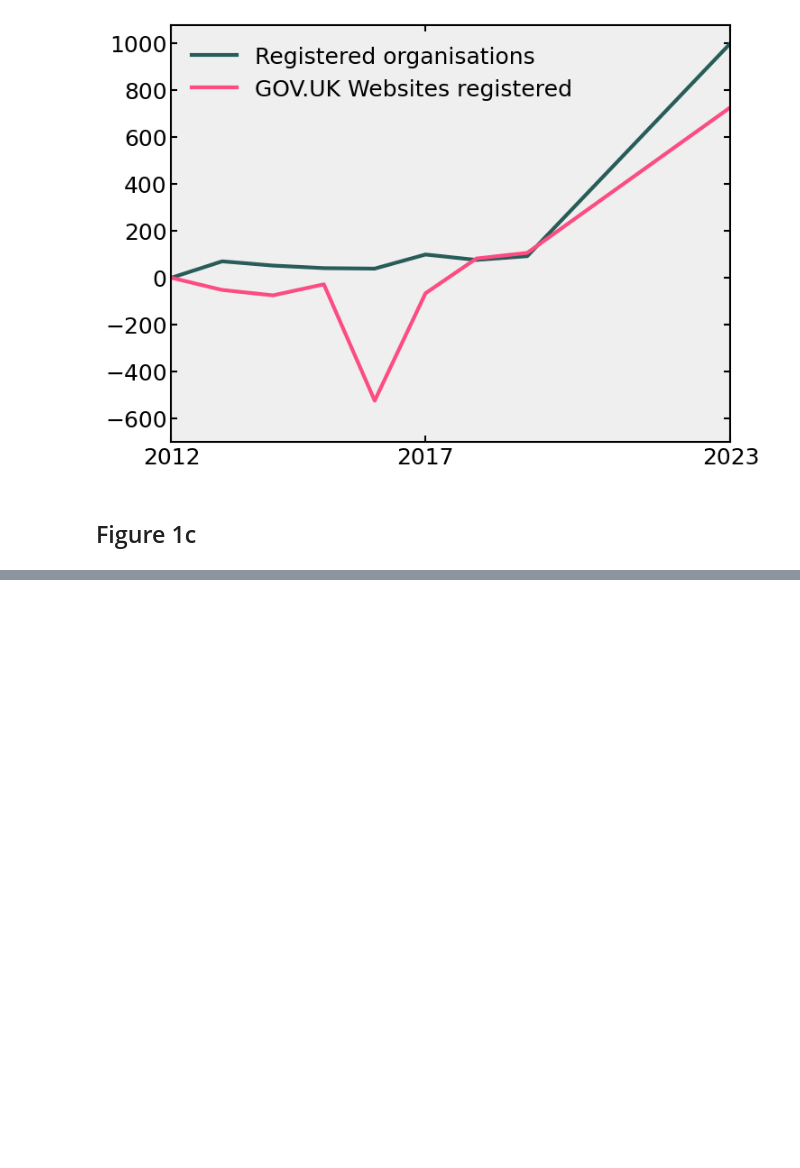
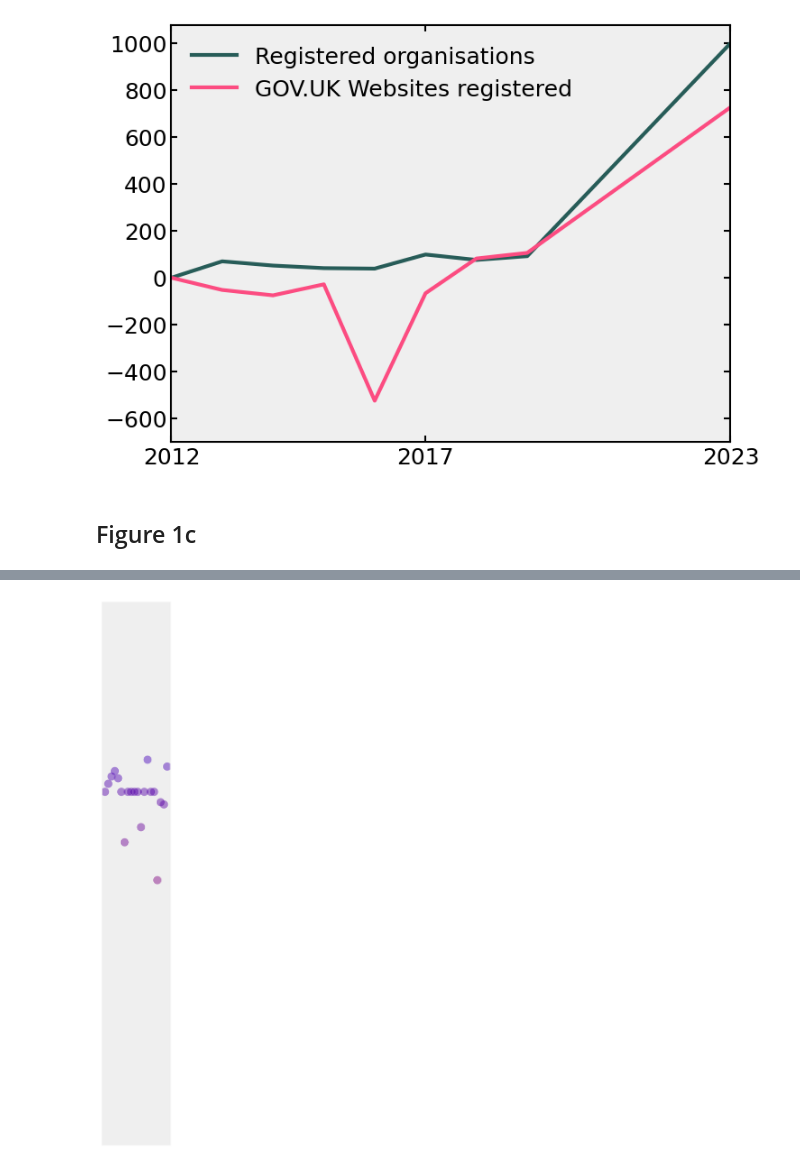
Before and after one commit to ai-for-public-services/structural-insights-into-uk-gov, a Jupyter notebook: notebooks/01-figure-1.ipynb, the cells around one changed output, grey strips where cells are left out. Cells and saved outputs as stored; diff of their text form; code cells hidden in the pictures; blank space fills up the shorter version.

```diff
--- a/notebooks/01-figure-1.ipynb
+++ b/notebooks/01-figure-1.ipynb
@@ -121,0 +147,53 @@ plot_one_axis_distribution(values, save=False)
+# %%
+# imports
+import matplotlib.colors as mcol
+import matplotlib.pyplot as plt
+import seaborn as sns
+import numpy as np
+
+def plot_one_axis_distribution(values, save=False):
+    # Set the figure size for portrait layout
+    plt.figure(figsize=(1.5, 12), dpi=300, frameon=False)
+
+    # Define custom colormap
+    cm1 = mcol.LinearSegmentedColormap.from_list("MyCmapName",["r","b"])
+
+    # Generate x-coordinates with less jitter to minimize overlap
+    jittered_x = np.linspace(-0.1, 0.1, len(values))  # Adjust the range as needed
+    # Create a blue background for the axes
+    ax = plt.gca()
+    ax.set_facecolor('#efefef')
+
+    # Define a color scale from red to blue based on values (0 to 1)
+    colors = cm1(values)  # Red for values close to 0, Blue for values close to 1
+
+    # Plot the values as red markers with jittered x-coordinates
+    plt.scatter(jittered_x, values, c=colors, marker='o', s=100, alpha=0.45, edgecolors=None, linewidth=0)
+
+    # Set the y-axis limits to match the range (0 to 1)
+    plt.ylim(0, 1.025)
+
+    # Remove x-axis and y-axis ticks and labels
+    ax.get_xaxis().set_ticks([])
+    ax.get_yaxis().set_ticks([])
+    ax.set_xticklabels([])
+    ax.set_yticklabels([])
+    ax.spines['bottom'].set_color('#efefef')
+    ax.spines['top'].set_color('#efefef')
+    ax.spines['right'].set_color('#efefef')
+    ax.spines['left'].set_color('#efefef')
+
+    # Save the plot
+    if save == True:
+        plt.savefig('../reports/figures/main-figures/fig1c-b.png', dpi=300, bbox_inches='tight')
+    else:
+        plt.show()
+
+# Load the dataframe
+analysis_df = pd.read_pickle('../data/processed/dataframes/analysis-df-w-api-data.pkl')
+
+# Example usage:
+values = analysis_df.loc[analysis_df['rubric_score_manual'].notnull()].RTI_rescaled
+plot_one_axis_distribution(values, save=True)
+# %% [output]
+[figure, added]
```
Also changed, not shown: parts of 6 cells of this notebook, 7 other files.
